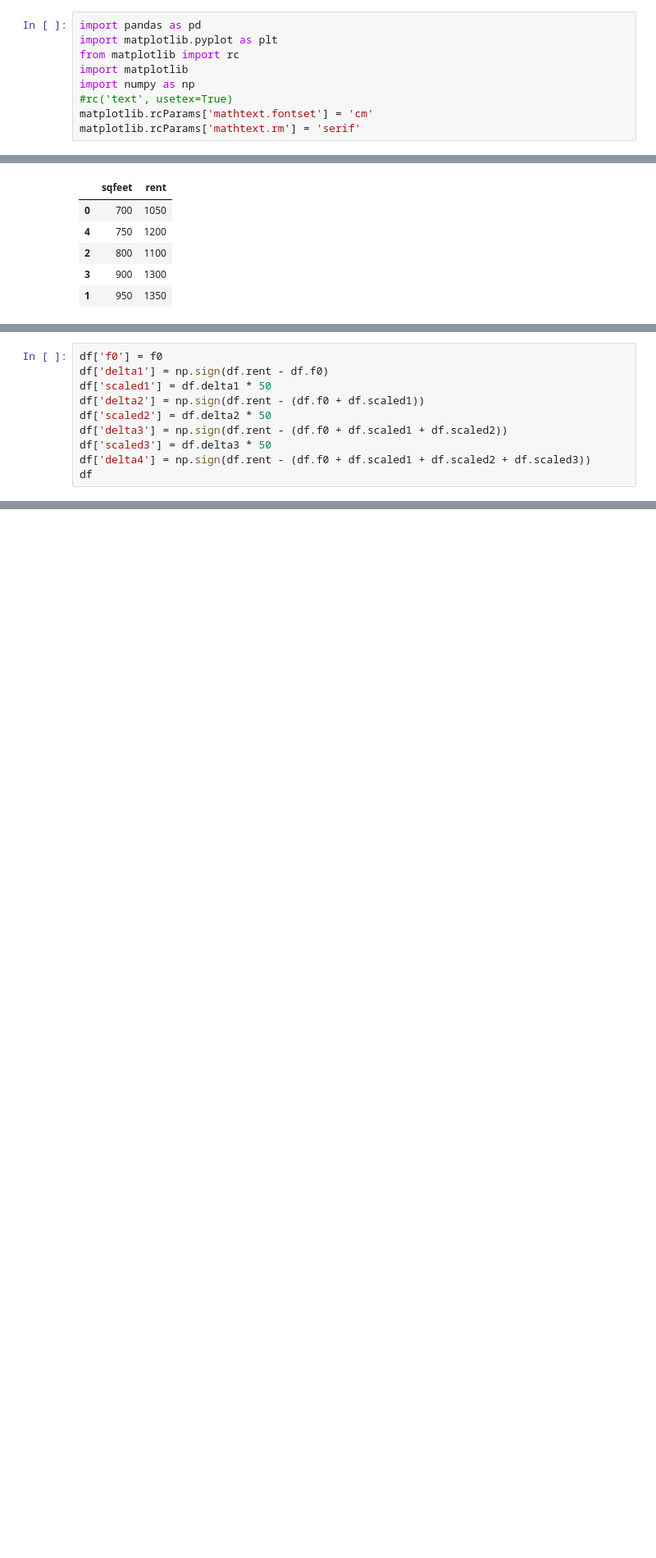
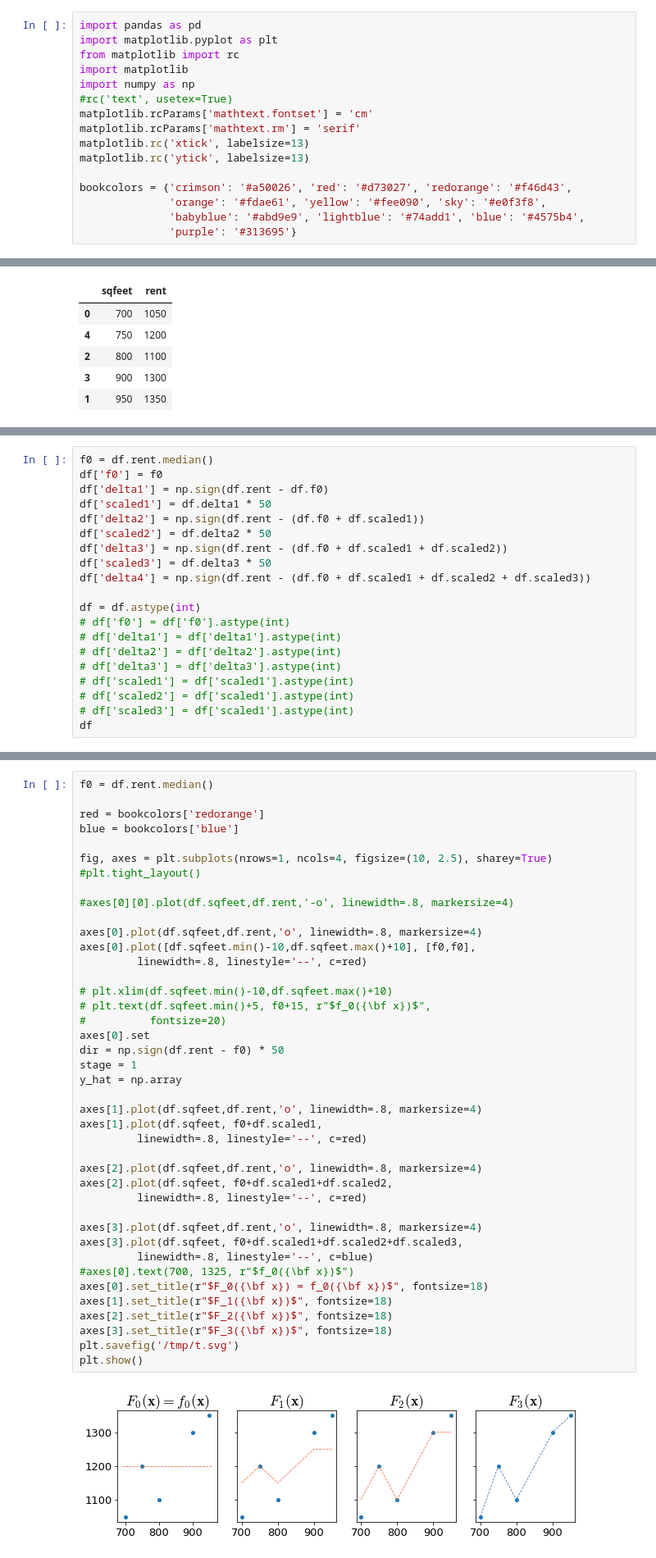
Before and after one commit to parrt/ml-articles, a Jupyter notebook: gradient-boosting/notebooks/dev.ipynb, the cells around one changed output, grey strips where cells are left out. Shown at 82% size. Saved outputs shown, nothing was run; the diff lists cells and outputs as text; blank space fills up the shorter version.

Commit message:
do graphs

```diff
--- a/gradient-boosting/notebooks/dev.ipynb
+++ b/gradient-boosting/notebooks/dev.ipynb
@@ -7,6 +7,13 @@ import numpy as np
 #rc('text', usetex=True)
 matplotlib.rcParams['mathtext.fontset'] = 'cm'
 matplotlib.rcParams['mathtext.rm'] = 'serif'
+matplotlib.rc('xtick', labelsize=13)
+matplotlib.rc('ytick', labelsize=13)
+
+bookcolors = {'crimson': '#a50026', 'red': '#d73027', 'redorange': '#f46d43',
+              'orange': '#fdae61', 'yellow': '#fee090', 'sky': '#e0f3f8',
+              'babyblue': '#abd9e9', 'lightblue': '#74add1', 'blue': '#4575b4',
+              'purple': '#313695'}
 # %%
 #df = pd.DataFrame(data={"Bedrooms":[1,2,1], "SqFeet":[700,950,800]})
 df = pd.DataFrame(data={"sqfeet":[700,950,800,900,750]})
@@ -53,6 +56,7 @@ plt.show()
 # %% [output]
 [figure]
 # %%
+f0 = df.rent.median()
 df['f0'] = f0
 df['delta1'] = np.sign(df.rent - df.f0)
 df['scaled1'] = df.delta1 * 50
@@ -61,6 +65,15 @@ df['scaled2'] = df.delta2 * 50
 df['delta3'] = np.sign(df.rent - (df.f0 + df.scaled1 + df.scaled2))
 df['scaled3'] = df.delta3 * 50
 df['delta4'] = np.sign(df.rent - (df.f0 + df.scaled1 + df.scaled2 + df.scaled3))
+
+df = df.astype(int)
+# df['f0'] = df['f0'].astype(int)
+# df['delta1'] = df['delta1'].astype(int)
+# df['delta2'] = df['delta2'].astype(int)
+# df['delta3'] = df['delta3'].astype(int)
+# df['scaled1'] = df['scaled1'].astype(int)
+# df['scaled2'] = df['scaled1'].astype(int)
+# df['scaled3'] = df['scaled1'].astype(int)
 df
 # %% [output]
 |  | sqfeet | rent | f0 | delta1 | scaled1 | delta2 | scaled2 | delta3 | scaled3 | delta4 |
@@ -110 +119,44 @@ plt.show()
 [figure]
+# %%
+f0 = df.rent.median()
+
+red = bookcolors['redorange']
+blue = bookcolors['blue']
+
+fig, axes = plt.subplots(nrows=1, ncols=4, figsize=(10, 2.5), sharey=True)
+#plt.tight_layout()
+
+#axes[0][0].plot(df.sqfeet,df.rent,'-o', linewidth=.8, markersize=4)
+
+axes[0].plot(df.sqfeet,df.rent,'o', linewidth=.8, markersize=4)
+axes[0].plot([df.sqfeet.min()-10,df.sqfeet.max()+10], [f0,f0],
+         linewidth=.8, linestyle='--', c=red)
+
+# plt.xlim(df.sqfeet.min()-10,df.sqfeet.max()+10)
+# plt.text(df.sqfeet.min()+5, f0+15, r"$f_0({\bf x})$",
+#          fontsize=20)
+axes[0].set
+dir = np.sign(df.rent - f0) * 50
+stage = 1
+y_hat = np.array
+
+axes[1].plot(df.sqfeet,df.rent,'o', linewidth=.8, markersize=4)
+axes[1].plot(df.sqfeet, f0+df.scaled1,
+         linewidth=.8, linestyle='--', c=red)
+
+axes[2].plot(df.sqfeet,df.rent,'o', linewidth=.8, markersize=4)
+axes[2].plot(df.sqfeet, f0+df.scaled1+df.scaled2,
+         linewidth=.8, linestyle='--', c=red)
+
+axes[3].plot(df.sqfeet,df.rent,'o', linewidth=.8, markersize=4)
+axes[3].plot(df.sqfeet, f0+df.scaled1+df.scaled2+df.scaled3,
+         linewidth=.8, linestyle='--', c=blue)
+#axes[0].text(700, 1325, r"$f_0({\bf x})$")
+axes[0].set_title(r"$F_0({\bf x}) = f_0({\bf x})$", fontsize=18)
+axes[1].set_title(r"$F_1({\bf x})$", fontsize=18)
+axes[2].set_title(r"$F_2({\bf x})$", fontsize=18)
+axes[3].set_title(r"$F_3({\bf x})$", fontsize=18)
+plt.savefig('/tmp/t.svg')
+plt.show()
+# %% [output]
+[figure, added]
```
Also changed, not shown: parts of 4 cells of this notebook, 4 other files.
